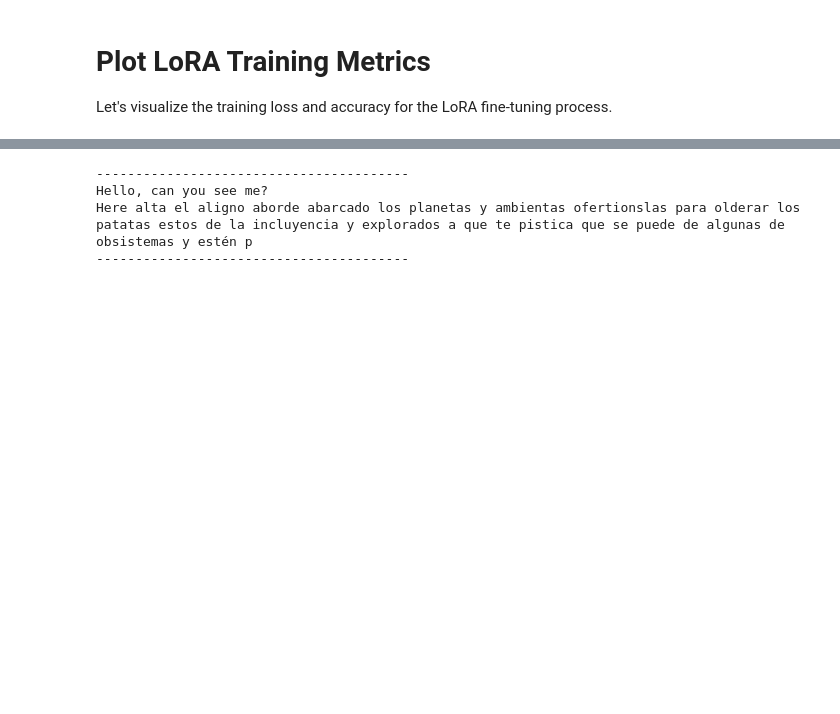
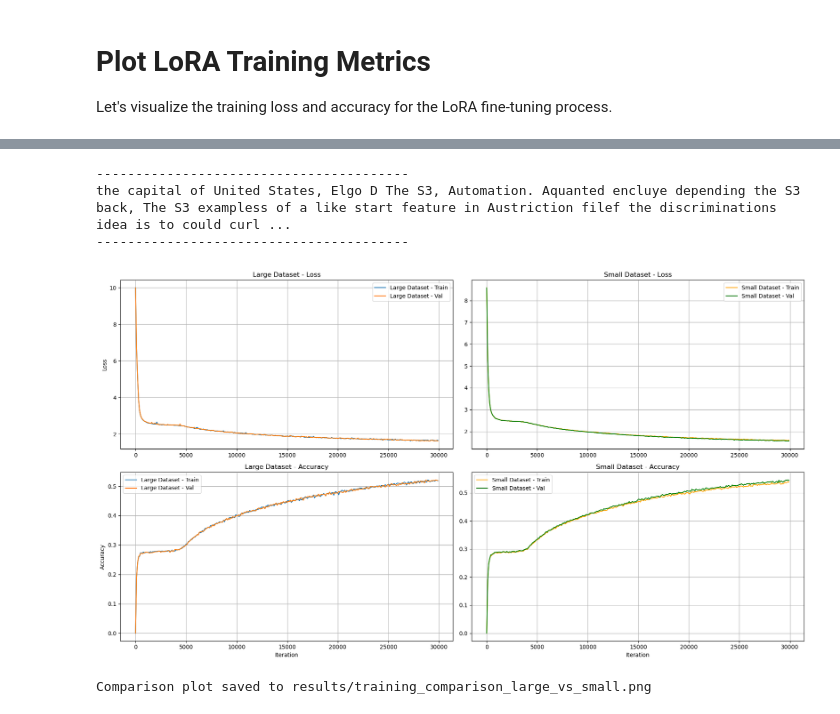
Before and after one commit to Tanisha-A/LLM-BPE-BERT, a Jupyter notebook: gpt-v1.ipynb, the cells around one changed output, grey strips where cells are left out. Drawn from its saved outputs; the diff is of its cells as text; code cells hidden in the pictures; blank space fills up the shorter version.

```diff
--- a/gpt-v1.ipynb
+++ b/gpt-v1.ipynb
@@ -33,7 +33,7 @@ print(device)
 cuda
 # %%
 chars = ""
-with open("vocab1.txt", 'r', encoding='utf-8') as f:
+with open("vocab.txt", 'r', encoding='utf-8') as f:
         text = f.read()
         chars = sorted(list(set(text)))
 
@@ -231,7 +231,8 @@ class GPTLanguageModel(nn.Module):
 
 # model = GPTLanguageModel(vocab_size)
 # print('loading model parameters...')
-with open('model-01_30k_largeData.pkl', 'rb') as f:
+with open('model-01_60k.pkl', 'rb') as f:
+# with open('model-01_60k_smallData.pkl', 'rb') as f:
     model = pickle.load(f)
 print('loaded successfully!')
 m = model.to(device)
@@ -593,7 +608,7 @@ def decode(ids):
     return "".join(int_to_string[i] for i in ids)
 
 # Generate from a user prompt ---------------------------------
-prompt = "Hello, can you see me?\n"
+prompt = "the capital of United States"
 max_new = 200
 temperature = 0.8
 top_k = 40
@@ -616,6 +631,75 @@ print(decode(ctx[0].tolist()))
 print("-" * 40)
 # %% [output]
 ----------------------------------------
-Hello, can you see me?
-Here alta el aligno aborde abarcado los planetas y ambientas ofertionslas para olderar los patatas estos de la incluyencia y explorados a que te pistica que se puede de algunas de obsistemas y estén p
+the capital of United States, Elgo D The S3, Automation. Aquanted encluye depending the S3 back, The S3 exampless of a like start feature in Austriction filef the discriminations idea is to could curl ...
 ----------------------------------------
+# %%
+# Plot and compare metrics from both large and small datasets
+import pandas as pd
+import matplotlib.pyplot as plt
+import re
+
+# Load both datasets
+df_large = pd.read_csv('/home/max/NLP-Final-Project/results/training_metrics_largeData_30k.csv')
+df_small = pd.read_csv('/home/max/NLP-Final-Project/results/training_metrics_smallData_30k.csv')
+
+# Function to convert tensor strings to scalar values if needed
+def to_scalar(x):
+    # if it's a real tensor, grab its .item()
+    if hasattr(x, 'item'):
+        return x.item()
+    # if it's a string like "tensor(1.2345)", pull out the number
+    if isinstance(x, str):
+        m = re.search(r"([-+]?[0-9]*\.?[0-9]+(?:[eE][-+]?[0-9]+)?)", x)
+        return float(m.group()) if m else float(x)
+    # otherwise just cast
+    return float(x)
+
+# Apply elementwise conversion for both datasets
+for col in ['train_loss','val_loss','train_acc','val_acc']:
+    if col in df_large.columns:
+        df_large[col] = df_large[col].apply(to_scalar)
+    if col in df_small.columns:
+        df_small[col] = df_small[col].apply(to_scalar)
+
+# Create a figure with two rows of subplots for comparison
+fig, axs = plt.subplots(2, 2, figsize=(18, 10))
+
+# Top row: Loss comparison
+axs[0, 0].plot(df_large['iteration'], df_large['train_loss'], label='Large Dataset - Train')
+axs[0, 0].plot(df_large['iteration'], df_large['val_loss'], label='Large Dataset - Val')
+axs[0, 0].set_title('Large Dataset - Loss')
+axs[0, 0].set_ylabel('Loss')
+axs[0, 0].grid(True)
+axs[0, 0].legend()
+
+axs[0, 1].plot(df_small['iteration'], df_small['train_loss'], label='Small Dataset - Train', color='orange')
+axs[0, 1].plot(df_small['iteration'], df_small['val_loss'], label='Small Dataset - Val', color='green')
+axs[0, 1].set_title('Small Dataset - Loss')
+axs[0, 1].grid(True)
+axs[0, 1].legend()
+
+# Bottom row: Accuracy comparison
+axs[1, 0].plot(df_large['iteration'], df_large['train_acc'], label='Large Dataset - Train')
+axs[1, 0].plot(df_large['iteration'], df_large['val_acc'], label='Large Dataset - Val')
+axs[1, 0].set_title('Large Dataset - Accuracy')
+axs[1, 0].set_xlabel('Iteration')
+axs[1, 0].set_ylabel('Accuracy')
+axs[1, 0].grid(True)
+axs[1, 0].legend()
+
+axs[1, 1].plot(df_small['iteration'], df_small['train_acc'], label='Small Dataset - Train', color='orange')
+axs[1, 1].plot(df_small['iteration'], df_small['val_acc'], label='Small Dataset - Val', color='green')
+axs[1, 1].set_title('Small Dataset - Accuracy')
+axs[1, 1].set_xlabel('Iteration')
+axs[1, 1].grid(True)
+axs[1, 1].legend()
+
+plt.tight_layout()
+plt.savefig('results/training_comparison_large_vs_small.png')
+plt.show()
+
+print("Comparison plot saved to results/training_comparison_large_vs_small.png")
+# %% [output]
+[figure, added]
+Comparison plot saved to results/training_comparison_large_vs_small.png
```
Also changed, not shown: parts of 6 cells of this notebook.
